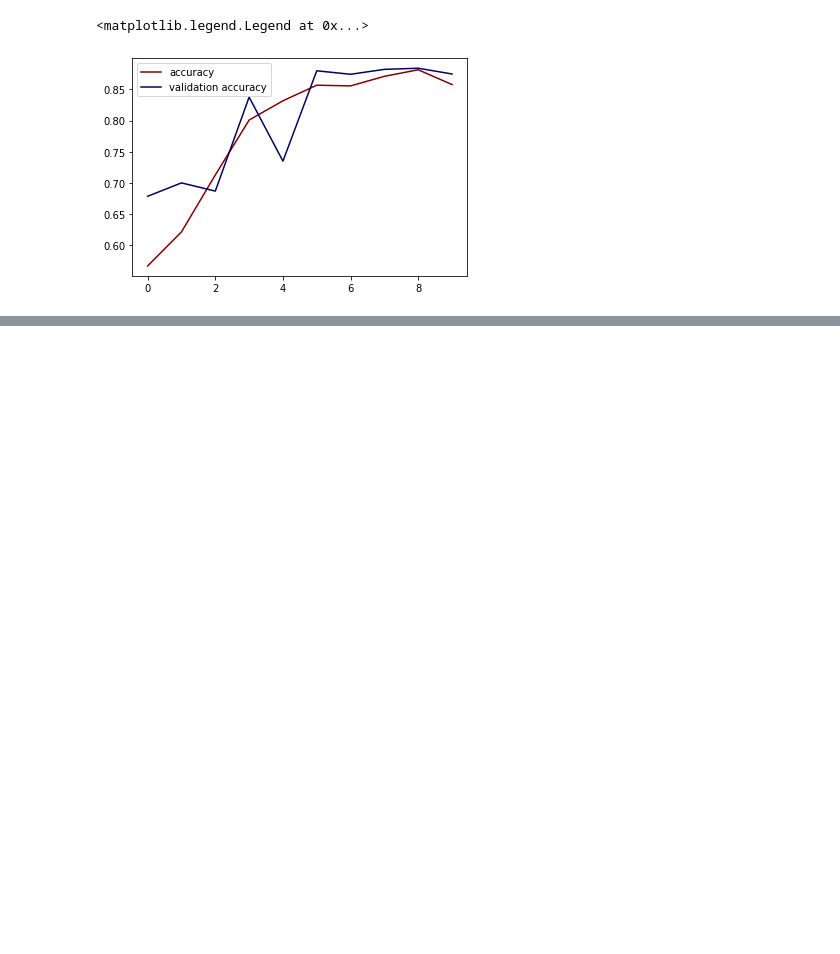
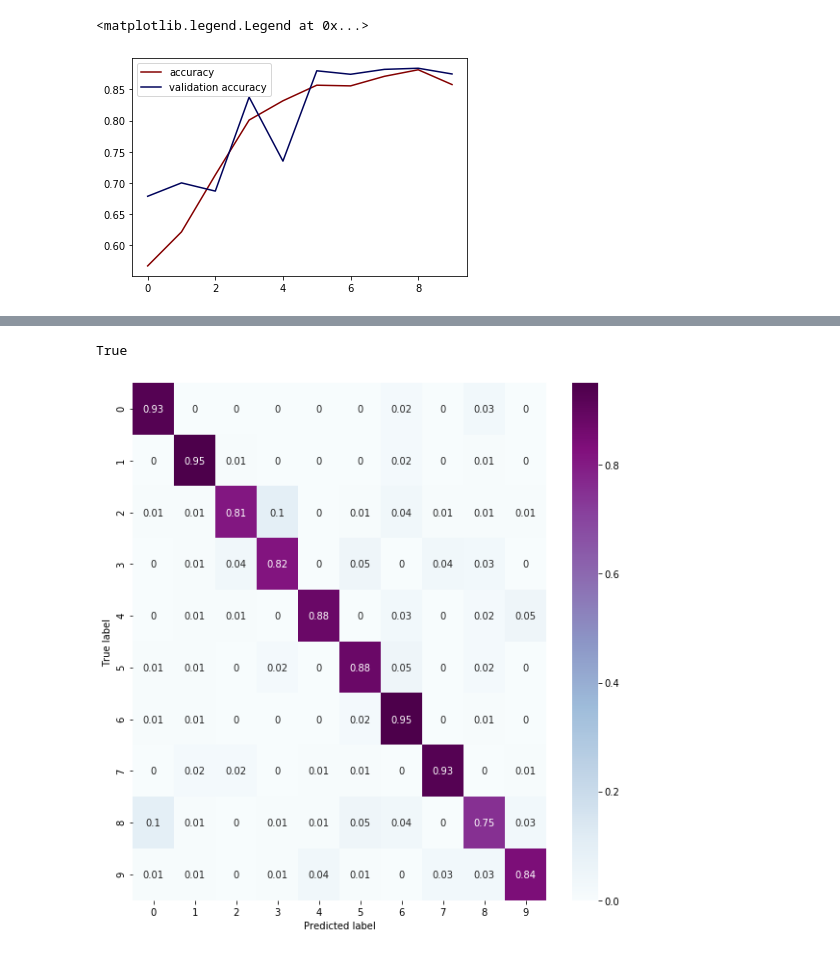
Before and after one commit to LeonVillanueva/CoLab, a Jupyter notebook: Google_CoLab_LSTM_MNIST.ipynb, the cells around one changed output, grey strips where cells are left out. Saved outputs shown, nothing was run; the diff lists cells and outputs as text; code cells hidden in the pictures; blank space fills up the shorter version.

Commit message:
Summary : Completed MNIST with LSTM, 85%+ accuracy with confusion matrix

```diff
--- a/Google_CoLab_LSTM_MNIST.ipynb
+++ b/Google_CoLab_LSTM_MNIST.ipynb
@@ -87,0 +70,24 @@ array([[0.        , 0.        , 0.        , 0.        , 0.        ,
+# %%
+y_pred_class = []
+
+for i in range (len (y_pred)):
+  y_pred_class.append (np.argmax (y_pred[i]))
+# %%
+len (y_pred_class) == len (y_test)
+# %% [output]
+True
+# %%
+con_mat = tf.math.confusion_matrix(labels=y_test, predictions=y_pred_class).numpy()
+# %%
+con_mat_norm = np.around(con_mat.astype('float') / con_mat.sum(axis=1)[:, np.newaxis], decimals=2)
+# %%
+con_mat_df = pd.DataFrame(con_mat_norm)
+# %%
+figure = plt.figure(figsize=(8, 8))
+sns.heatmap(con_mat_df, annot=True, cmap=plt.cm.BuPu)
+plt.tight_layout()
+plt.ylabel('True label')
+plt.xlabel('Predicted label')
+plt.show()
+# %% [output]
+[figure, added]
```
Also changed, not shown: parts of 6 cells of this notebook.
